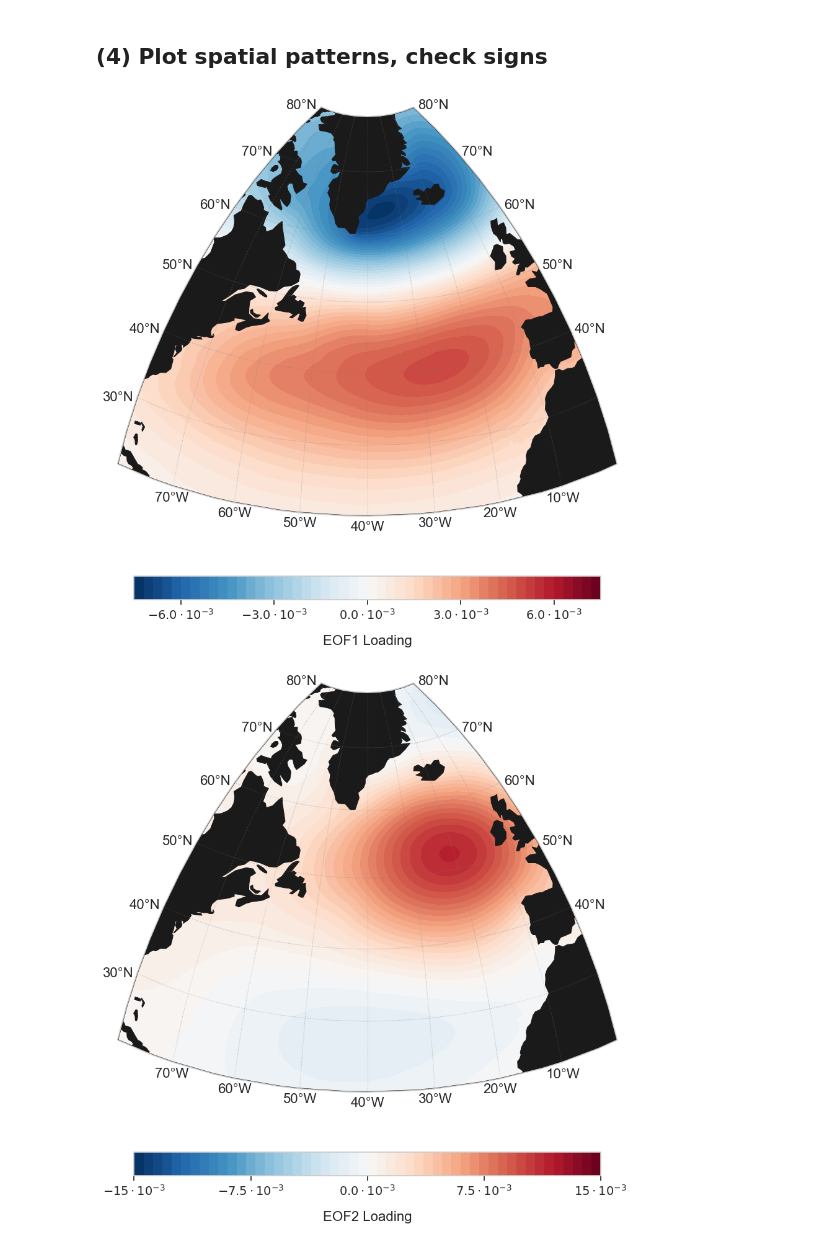
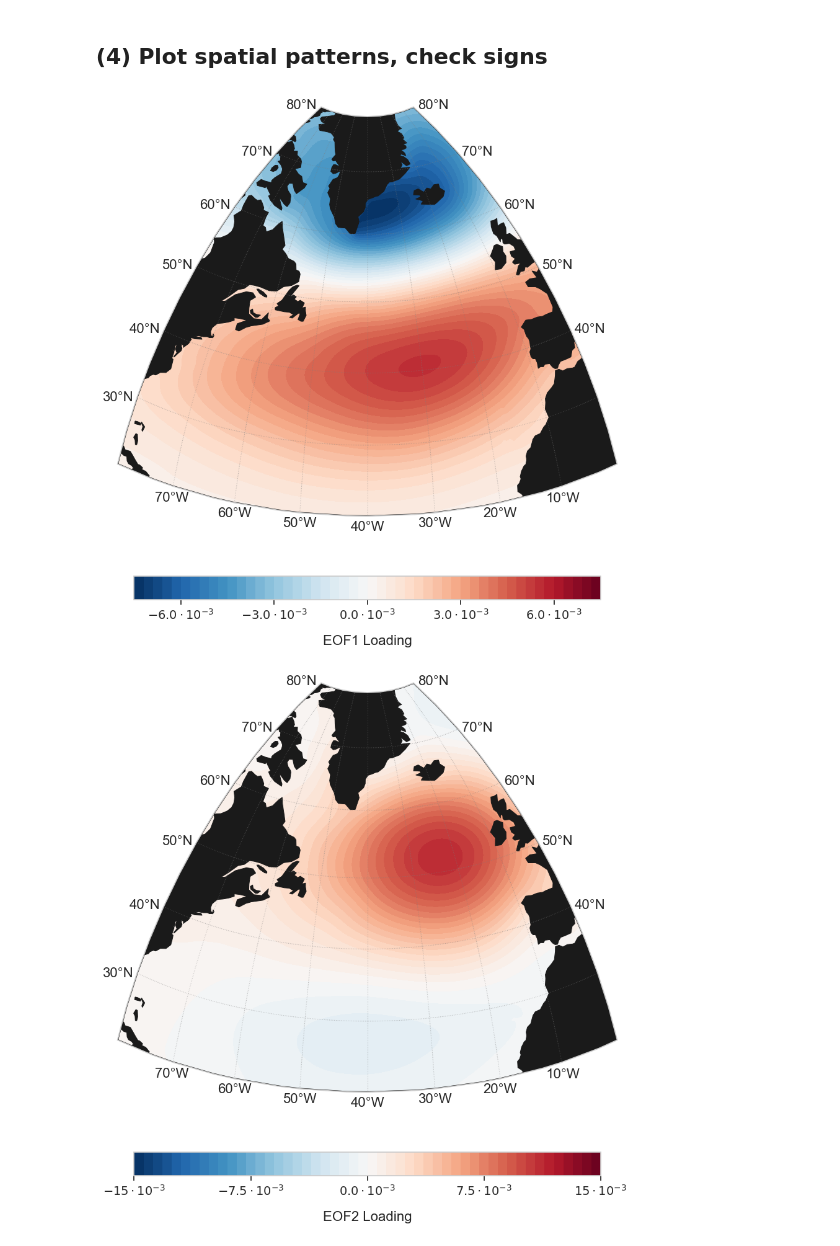
Before and after one commit to lillienders/gs-var, a Jupyter notebook: notebooks/slp_modes.ipynb, the cells around one changed output. Drawn from its saved outputs; the diff is of its cells as text; code cells hidden in the pictures.

Commit message:
various updates, including adding full ERA5 record plots of NAO and EAP

```diff
--- a/notebooks/slp_modes.ipynb
+++ b/notebooks/slp_modes.ipynb
@@ -31,7 +31,8 @@ eap_c = '#fe6100'
 # %% [markdown]
 ## (1) Open SLP data (source: ERA5)
 # %%
-ds_slp = xr.open_dataset(data_path + 'north_atlantic_slp.nc')
+#ds_slp = xr.open_dataset(data_path + 'north_atlantic_slp.nc')
+ds_slp = xr.open_dataset(data_path + 'north_atlantic_slp_1940_2023.nc')
 # %%
 ds_slp
 # %% [output]
@@ -51,10 +55,10 @@ Attributes:
 # %% [markdown]
 ## (2) Do some processing
 # %%
-ds_slp = ds_slp.sel(expver = slice(0,1)).squeeze()
-ds_slp = ds_slp.drop_vars('expver')
-ds_slp = ds_slp.sel(time = slice('1993-01-01','2022-12-01'))
-ds_slp = ds_slp.sortby(ds_slp.latitude)
+#ds_slp = ds_slp.sel(expver = slice(0,1)).squeeze()
+#ds_slp = ds_slp.drop_vars('expver')
+#ds_slp = ds_slp.sel(time = slice('1993-01-01','2022-12-01'))
+#ds_slp = ds_slp.sortby(ds_slp.latitude)
 # %%
 ds_slp = seasonal_detrend(ds_slp)
 # %% [markdown]
@@ -66,31 +70,31 @@ eofs, pcs, per_var, eigs = calc_eofs(ds_slp['msl'], num_modes=4)
 # %%
 # --- Plotting spatial patterns ---
 # --- this is important because based on the spatial patterns we decide whether the EOF sign needs to be inverted ---
-var_to_plot   = -eofs[0,:,:]
+var_to_plot   = eofs[0,:,:]
 cmax          = 0.0075
 var_to_plot.data[var_to_plot.data > cmax] = cmax
 var_to_plot.data[var_to_plot.data < -cmax] = -cmax
 
 bbox          = [-80,0,20,80]           # Plotting Extent
 plot_this_box = [-80,0,0,60]            # Locator box indicating a region
 proj          = ccrs.PlateCarree()      # Need to add this to most things as "transform=proj"
 fig,ax,_      = init_orthomap(1,1,bbox)
 
 ax     = add_coast_grid(ax,bbox,fill_color='k',line_color='k') # Add Coasts/Continent
 
 levels = np.linspace(-cmax,cmax,51)
 
 colorplot = ax.contourf(ds_slp.longitude,ds_slp.latitude,var_to_plot,transform=proj, levels=levels, cmap='RdBu_r', zorder=0) # Plot contours (filled)
 
 cbar = plt.colorbar(colorplot, fraction=0.057, pad=0.1, orientation='horizontal',ticks=np.linspace(-0.006, 0.006, 5))
 cbar.ax.tick_params(labelsize=14)
 cbar.set_ticklabels([r'$-6.0 \cdot 10^{-3}$', r'$-3.0 \cdot 10^{-3}$', r'$0.0 \cdot 10^{-3}$',
                      r'$3.0 \cdot 10^{-3}$', r'$6.0 \cdot 10^{-3}$'])
 cbar.set_label('EOF1 Loading', size='16', labelpad=15)
 
-plt.savefig(fig_path  + 'full_year_nao_full_period.png', format='png', bbox_inches="tight",dpi=500)
+plt.savefig(fig_path  + 'full_year_nao_1940_2023.png', format='png', bbox_inches="tight",dpi=500)
 # %% [output]
-[figure, old version]
+[figure, new version]
 # %%
 # --- Plotting spatial patterns ---
 # --- this is important because based on the spatial patterns we decide whether the EOF sign needs to be inverted ---
```
Also changed, not shown: parts of 5 cells of this notebook, 11 other files.
